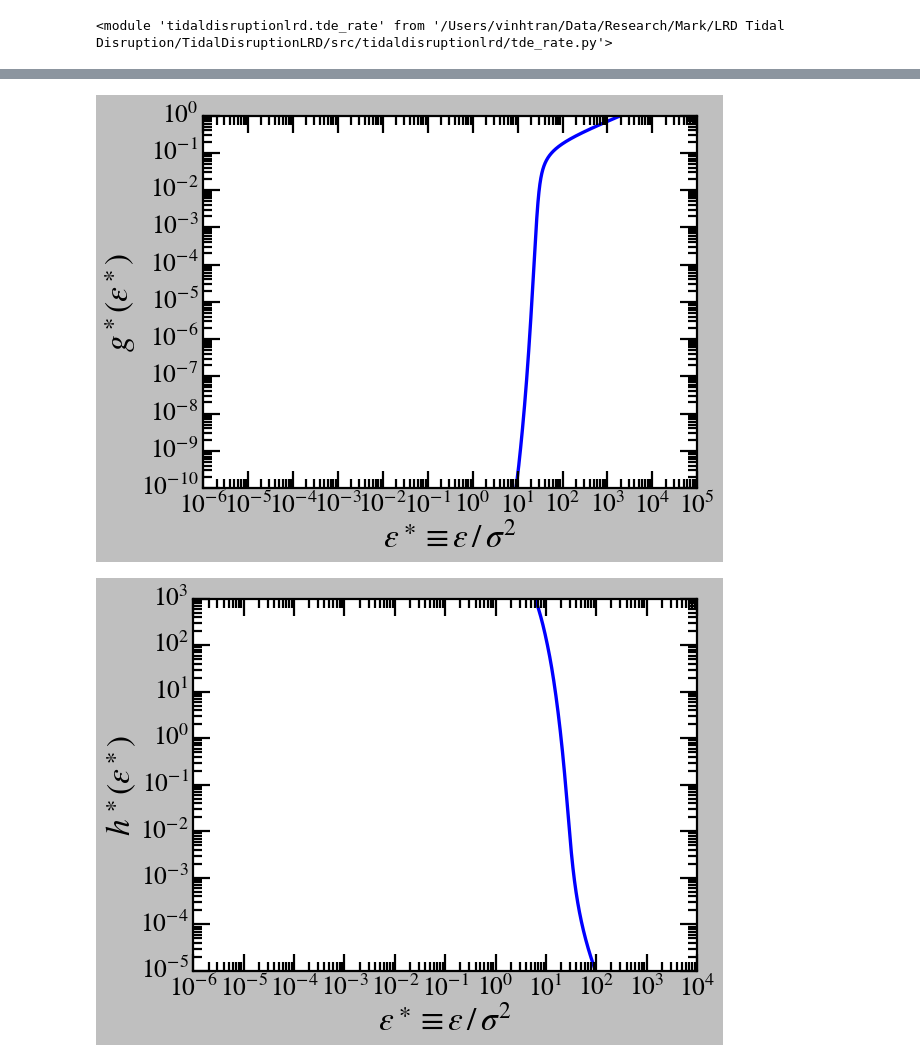
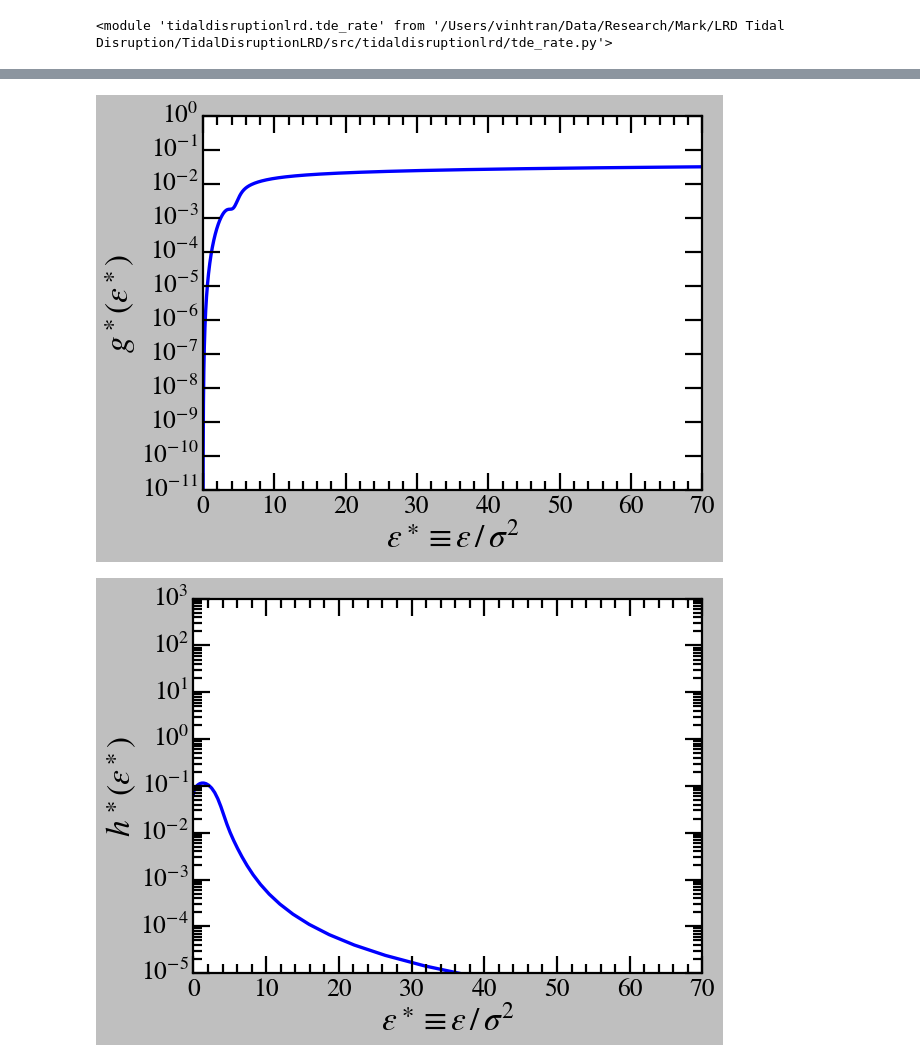
Before and after one commit to vinh-qtran/TidalDisruptionLRD, a Jupyter notebook: nbs/test.ipynb, the cells around one changed output, grey strips where cells are left out. Drawn from its saved outputs; the diff is of its cells as text; code cells hidden in the pictures.

Commit message:
Add Hernquist and Cuspy Plummer profiles

```diff
--- a/nbs/test.ipynb
+++ b/nbs/test.ipynb
@@ -29,11 +29,12 @@ importlib.reload(tde_rate)
 # %% [output]
 <module 'tidaldisruptionlrd.tde_rate' from '/Users/vinhtran/Data/Research/Mark/LRD Tidal Disruption/TidalDisruptionLRD/src/tidaldisruptionlrd/tde_rate.py'>
 # %%
-profile = stellar_distribution.SingularIsothermalSphereProfile(
-    # M_s=1e1,
+profile = stellar_distribution.PlummerCuspProfile(
+    # gamma=7/4,
+    M_s=1e1,
     r_bin_min=1e-4,
     r_bin_max=1e6,
-    N_bins=10000,
+    N_bins=1000,
     reduce_factor=10,
-    N_trapz_bins=1000,
+    N_trapz_bins=100,
 )
@@ -75,32 +76,32 @@ plt.show()
 # %%
 plt.plot(
     profile.epsilon_bins,
     profile.g_epsilon_bins,
 )
 
-plt.xscale("log")
+# plt.xscale("log")
 plt.yscale("log")
 
-# plt.xlim(0, 70)
-plt.ylim(1e-10, 1e0)
+plt.xlim(0, 70)
+plt.ylim(1e-11, 1e0)
 
 plt.xlabel(r"$\epsilon^\ast \equiv \epsilon \, / \, \sigma^2$")
 plt.ylabel(r"$g^\ast (\epsilon^\ast)$")
 
 plt.tight_layout()
 plt.show()
 # %% [output]
-[figure, old version]
+[figure, new version]
 # %%
 plt.plot(
     profile.reduced_epsilon_bins,
     profile.reduced_h_epsilon_bins,
 )
 
-plt.xscale("log")
+# plt.xscale("log")
 plt.yscale("log")
 
-# plt.xlim(0, 70)
+plt.xlim(0, 70)
 plt.ylim(1e-5, 1e3)
 
 plt.xlabel(r"$\epsilon^\ast \equiv \epsilon \, / \, \sigma^2$")
@@ -109,6 +110,6 @@ plt.ylabel(r"$h^\ast (\epsilon^\ast)$")
 plt.tight_layout()
 plt.show()
 # %% [output]
-[figure, old version]
+[figure, new version]
 # %%
 M_bh = np.logspace(6, 10, 100)
```
Also changed, not shown: parts of 5 cells of this notebook, 3 other files.
